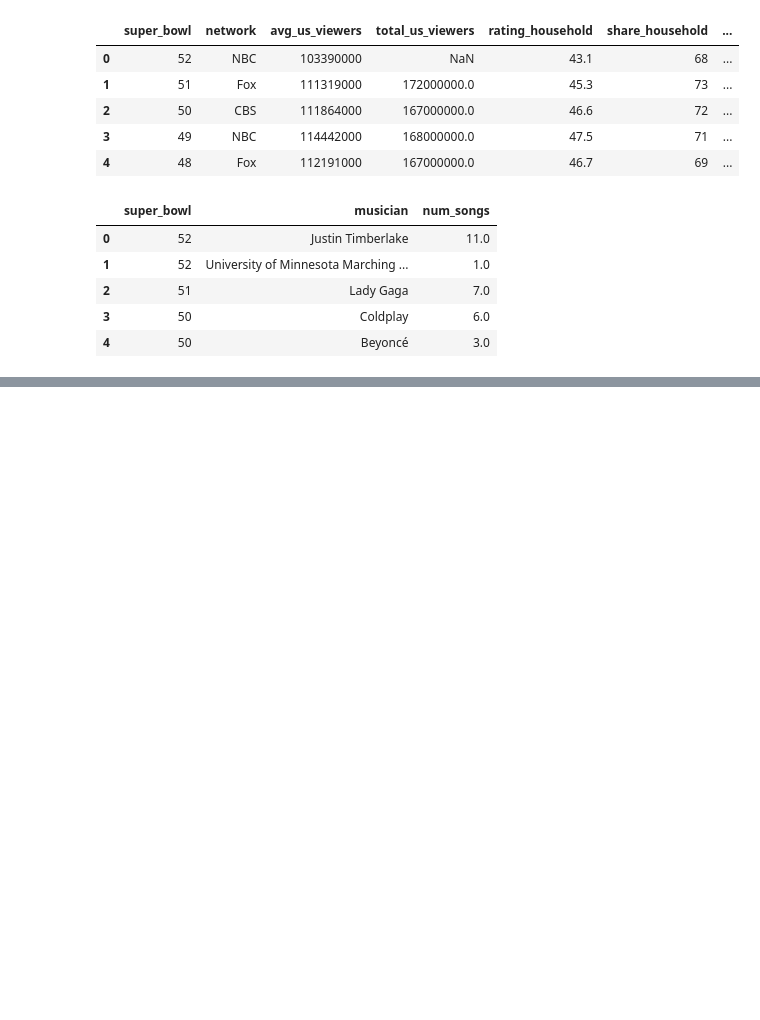
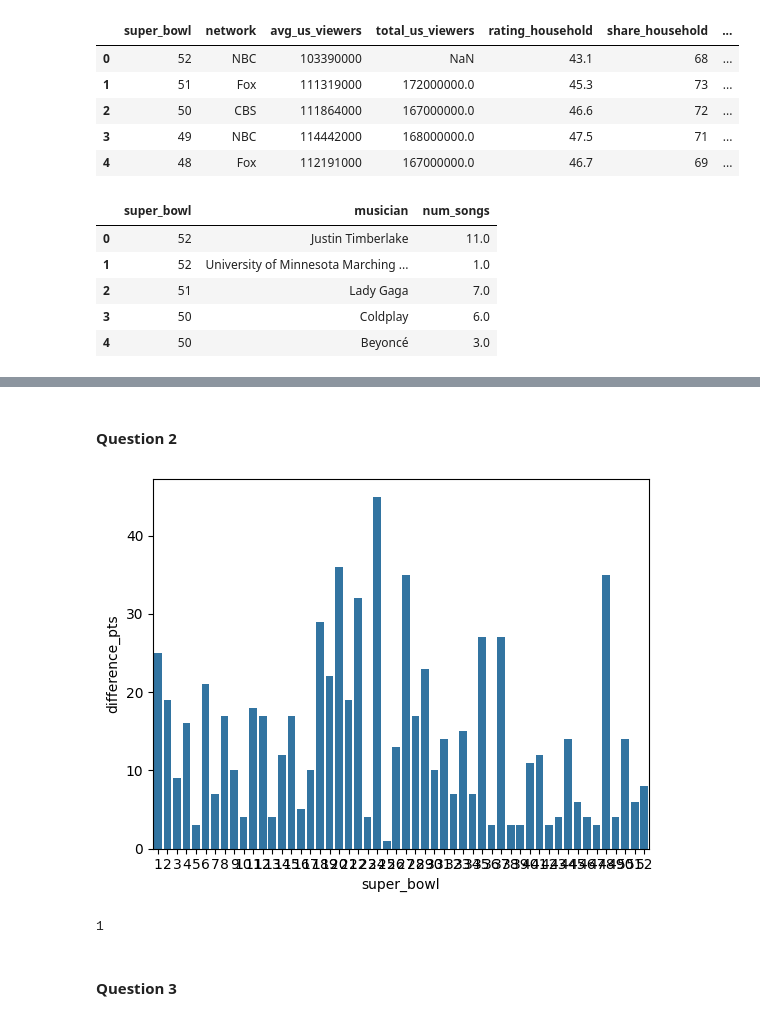
Before and after one commit to Yinkathenoob/DAP, a Jupyter notebook: Extracting TV Data Insights/Extracting TV Data Insights.ipynb, the cells around one changed output, grey strips where cells are left out. Cells and saved outputs as stored; diff of their text form; code cells hidden in the pictures; blank space fills up the shorter version.

```diff
--- a/Extracting TV Data Insights/Extracting TV Data Insights.ipynb
+++ b/Extracting TV Data Insights/Extracting TV Data Insights.ipynb
@@ -63,0 +80,16 @@ halftime_musicians.head()
+# %% [markdown]
+#### Question 2
+# %%
+sns.barplot(data= super_bowls, y = 'difference_pts', x = 'super_bowl')
+
+plt.show()
+# %% [output]
+[figure, added]
+# %%
+difference = len(super_bowls[super_bowls['difference_pts'] > 40])
+
+print(difference)
+# %% [output]
+1
+# %% [markdown]
+#### Question 3
```
Also changed, not shown: parts of 5 cells of this notebook, 4 other files.
